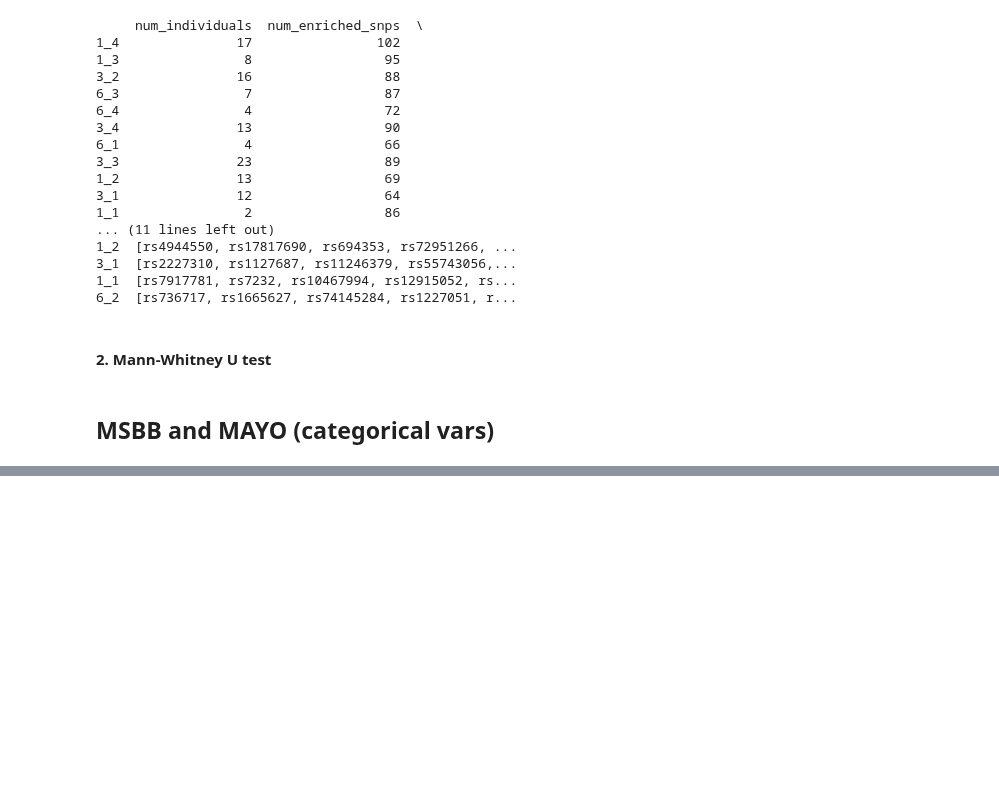
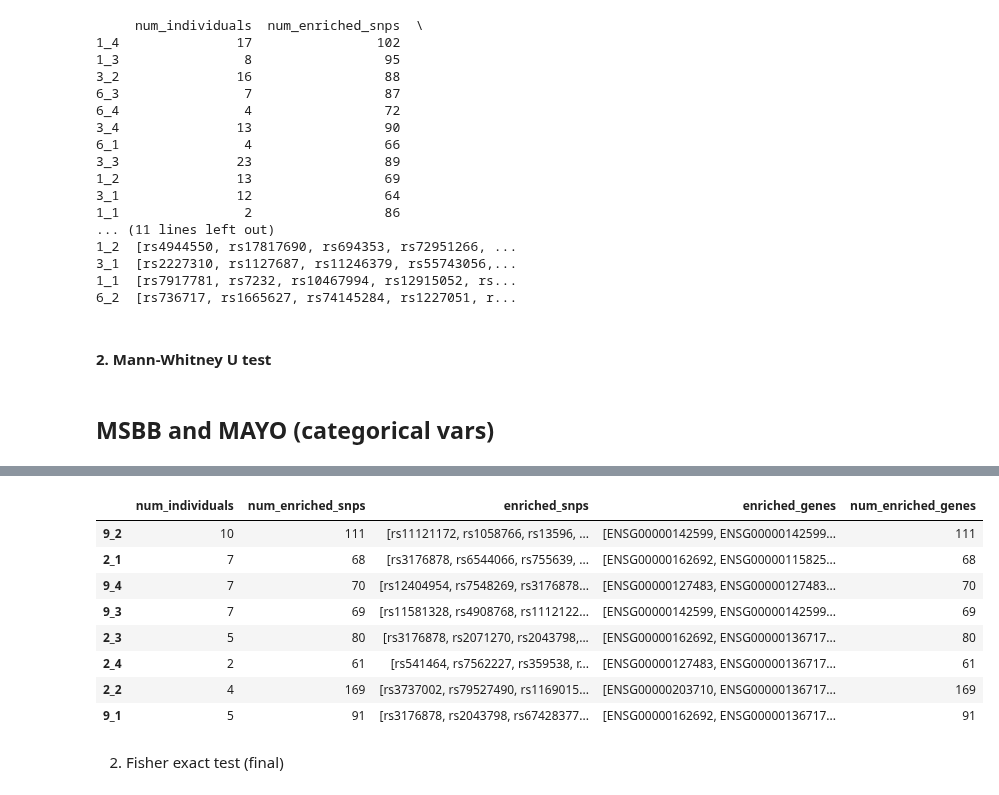
Before and after one commit to mmottaqii/AD-Biomarkers-MultiOmics, a Jupyter notebook: scripts/review_aug_26.ipynb, the cells around one changed output, grey strips where cells are left out. Cells and saved outputs as stored; diff of their text form; code cells hidden in the pictures; blank space fills up the shorter version.

```diff
--- a/scripts/review_aug_26.ipynb
+++ b/scripts/review_aug_26.ipynb
@@ -1711,0 +1855,14 @@ results_df
+# %%
+results_df
+# %% [output]
+|  | num_individuals | num_enriched_snps | enriched_snps | enriched_genes | num_enriched_genes |
+| 9_2 | 10 | 111 | [rs11121172, rs1058766, rs13596, ... | [ENSG00000142599, ENSG00000142599... | 111 |
+| 2_1 | 7 | 68 | [rs3176878, rs6544066, rs755639, ... | [ENSG00000162692, ENSG00000115825... | 68 |
+| 9_4 | 7 | 70 | [rs12404954, rs7548269, rs3176878... | [ENSG00000127483, ENSG00000127483... | 70 |
+| 9_3 | 7 | 69 | [rs11581328, rs4908768, rs1112122... | [ENSG00000142599, ENSG00000142599... | 69 |
+| 2_3 | 5 | 80 | [rs3176878, rs2071270, rs2043798,... | [ENSG00000162692, ENSG00000136717... | 80 |
+| 2_4 | 2 | 61 | [rs541464, rs7562227, rs359538, r... | [ENSG00000127483, ENSG00000136717... | 61 |
+| 2_2 | 4 | 169 | [rs3737002, rs79527490, rs1169015... | [ENSG00000203710, ENSG00000136717... | 169 |
+| 9_1 | 5 | 91 | [rs3176878, rs2043798, rs67428377... | [ENSG00000162692, ENSG00000136717... | 91 |
+# %% [markdown]
+2. Fisher exact test (final)
```
Also changed, not shown: parts of 21 cells of this notebook, 1 other file.
